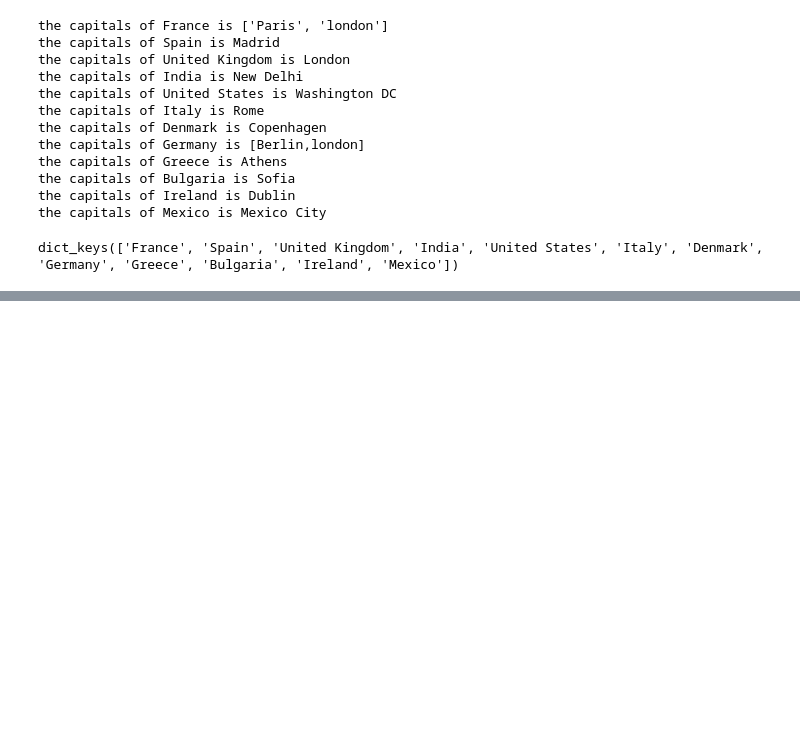
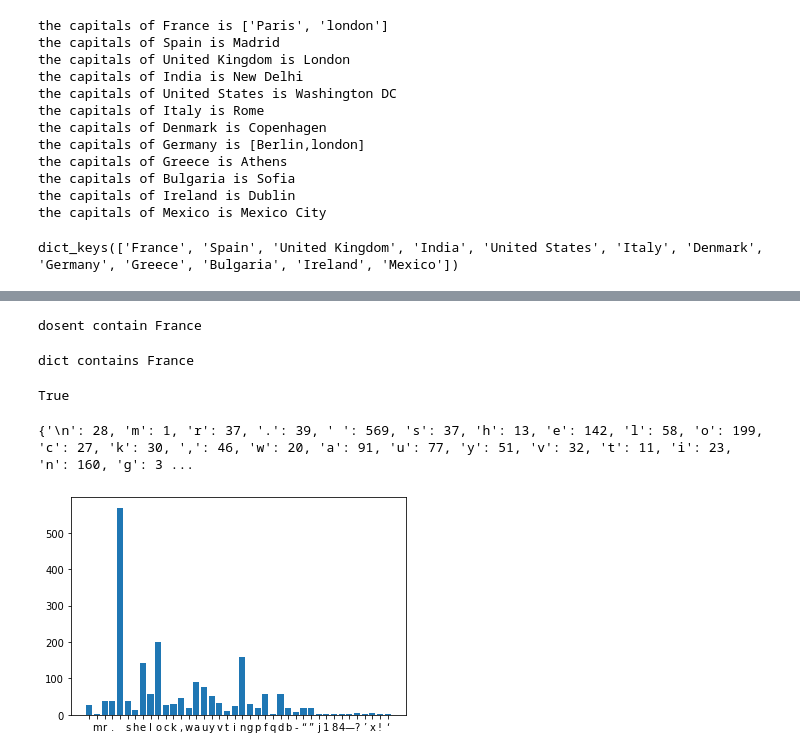
Before and after one commit to vikasvr1997/Python_Examples_for_Learing, a Jupyter notebook: Untitled5.ipynb, the cells around one changed output, grey strips where cells are left out. Drawn from its saved outputs; the diff is of its cells as text; code cells hidden in the pictures; blank space fills up the shorter version.

```diff
--- a/Untitled5.ipynb
+++ b/Untitled5.ipynb
@@ -166,7 +166,68 @@ dict_values([['Paris', 'london'], 'Madrid', 'London', 'New Delhi', 'Washington D
 # %%
 if 'France' in capitals.items():
   print('the contains is France')
+else:
+  print('dosent contain France')
+# %% [output]
+dosent contain France
 # %%
 x = 'France'
 if x.lower() in capitals:
   print('dict contains France')
+else:
+  print('dosent contain France')
+# %% [output]
+dict contains France
+# %%
+L = [1,2,3,4,5,6]
+print(4 in L)
+# %% [output]
+True
+# %%
+sherlock = '''
+Mr. Sherlock Holmes, who was usually very late in the mornings, save upon those not infrequent occasions when he was up all night, was seated at the breakfast table. I stood upon the hearth-rug and picked up the stick which our visitor had left behind him the night before. It was a fine, thick piece of wood, bulbous-headed, of the sort which is known as a “Penang lawyer.” Just under the head was a broad silver band nearly an inch across. “To James Mortimer, M.R.C.S., from his friends of the C.C.H.,” was engraved upon it, with the date “1884.” It was just such a stick as the old-fashioned family practitioner used to carry—dignified, solid, and reassuring.
+
+“Well, Watson, what do you make of it?”
+
+Holmes was sitting with his back to me, and I had given him no sign of my occupation.
+
+“How did you know what I was doing? I believe you have eyes in the back of your head.”
+
+“I have, at least, a well-polished, silver-plated coffee-pot in front of me,” said he. “But, tell me, Watson, what do you make of our visitor’s stick? Since we have been so unfortunate as to miss him and have no notion of his errand, this accidental souvenir becomes of importance. Let me hear you reconstruct the man by an examination of it.”
+
+“I think,” said I, following as far as I could the methods of my companion, “that Dr. Mortimer is a successful, elderly medical man, well-esteemed since those who know him give him this mark of their appreciation.”
+
+“Good!” said Holmes. “Excellent!”
+
+“I think also that the probability is in favour of his being a country practitioner who does a great deal of his visiting on foot.”
+
+“Why so?”
+
+“Because this stick, though originally a very handsome one has been so knocked about that I can hardly imagine a town practitioner carrying it. The thick-iron ferrule is worn down, so it is evident that he has done a great amount of walking with it.”
+
+“Perfectly sound!” said Holmes.
+
+“And then again, there is the ‘friends of the C.C.H.’ I should guess that to be the Something Hunt, the local hunt to whose members he has possibly given some surgical assistance, and which has made him a small presentation in return.”
+
+“Really, Watson, you excel yourself,” said Holmes, pushing back his chair and lighting a cigarette. “I am bound to say that in all the accounts which you have been so good as to give of my own small achievements you have habitually underrated your own abilities. It may be that you are not yourself luminous, but you are a conductor of light. Some people without possessing genius have a remarkable power of stimulating it. I confess, my dear fellow, that I am very much in your debt.”
+
+He had never said as much before, and I must admit that his words gave me keen pleasure, for I had often been piqued by his indifference to my admiration and to the attempts which I had made to give publicity to his methods. I was proud, too, to think that I had so far mastered his system as to apply it in a way which earned his approval. He now took the stick from my hands and examined it for a few minutes with his naked eyes. Then with an expression of interest he laid down his cigarette, and carrying the cane to the window, he looked over it again with a convex lens.
+'''
+
+letter_count = {}
+for  letter in sherlock:
+  letter_count[letter.lower()] = letter_count.get(letter,0)+1 #get(key,value)
+letter_count['m'] = 1
+print(letter_count)
+# %% [output]
+{'\n': 28, 'm': 1, 'r': 37, '.': 39, ' ': 569, 's': 37, 'h': 13, 'e': 142, 'l': 58, 'o': 199, 'c': 27, 'k': 30, ',': 46, 'w': 20, 'a': 91, 'u': 77, 'y': 51, 'v': 32, 't': 11, 'i': 23, 'n': 160, 'g': 3 ...
+# %%
+import matplotlib.pyplot as plt
+
+
+a,b = zip(*letter_count.items())# zip function unpacks the data from the dictionaries and then we cann access data to make a plot and other modules, and "a" displays Key and "b" displays all values
+# %%
+plt.bar(a,b)
+plt.show()
+# %% [output]
+[figure, added]
```
Also changed, not shown: parts of 10 cells of this notebook.
